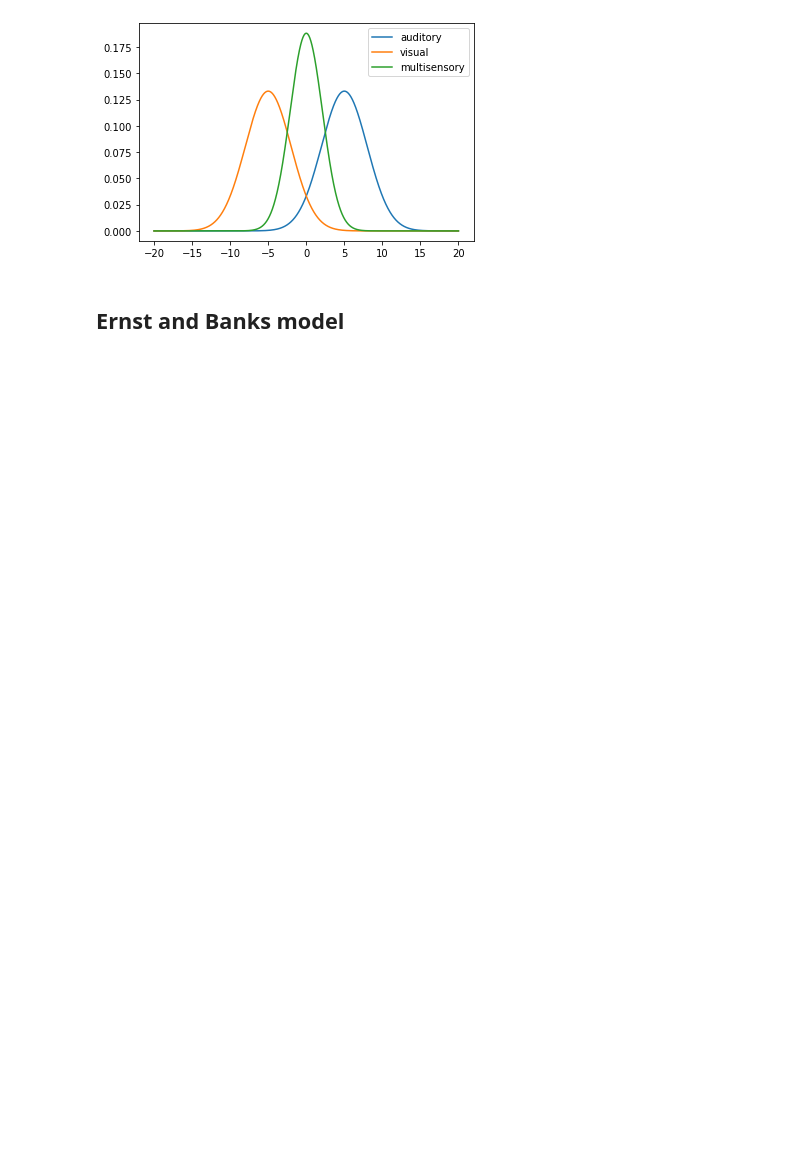
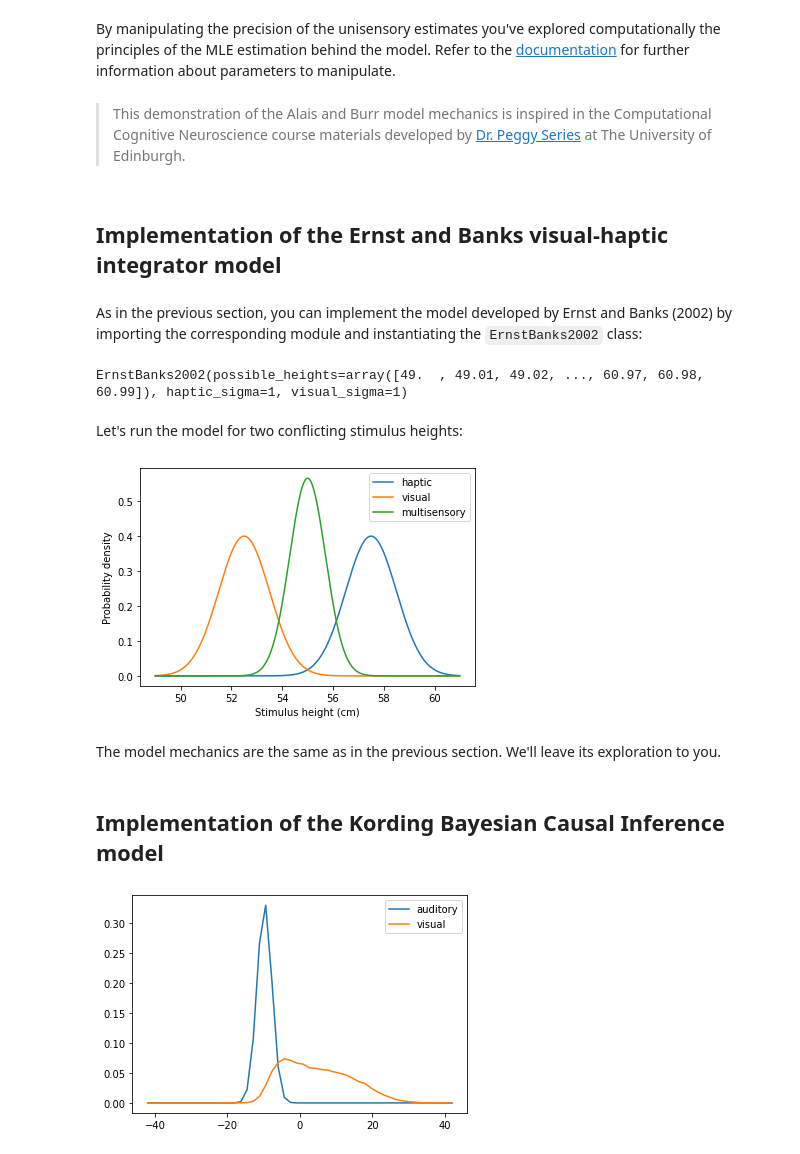
Before and after one commit to renatoparedes/scikit-neuromsi, a Jupyter notebook: docs/source/tutorial.ipynb, the cells around one changed output. Saved outputs shown, nothing was run; the diff lists cells and outputs as text; code cells hidden in the pictures; blank space fills up the shorter version.

```diff
--- a/docs/source/tutorial.ipynb
+++ b/docs/source/tutorial.ipynb
@@ -4,0 +37,3 @@
+# %%
+res = model.run(visual_location=-5, auditory_location=5)
+res
@@ -4,0 +49,7 @@
+# %%
+for k in res:
+    plt.plot(model.possible_locations, res[k], label=k)
+plt.legend()
+plt.xlabel("Stimulus location (in degrees)")
+plt.ylabel("Probability density")
+plt.show()
@@ -4,0 +60,10 @@
+# %%
+alter_model = AlaisBurr2004(visual_sigma=1, auditory_sigma=3)
+alter_res = alter_model.run(visual_location=-5, auditory_location=5)
+
+for k in res:
+    plt.plot(alter_model.possible_locations, alter_res[k], label=k)
+plt.legend()
+plt.xlabel("Stimulus location (in degrees)")
+plt.ylabel("Probability density")
+plt.show()
@@ -4,0 +76,10 @@
+# %%
+alter_model = AlaisBurr2004(visual_sigma=20, auditory_sigma=3)
+alter_res = alter_model.run(visual_location=-5, auditory_location=5)
+
+for k in res:
+    plt.plot(alter_model.possible_locations, alter_res[k], label=k)
+plt.legend()
+plt.xlabel("Stimulus location (in degrees)")
+plt.ylabel("Probability density")
+plt.show()
@@ -5,13 +88,45 @@
+# %% [markdown]
+By manipulating the precision of the unisensory estimates you've explored computationally the principles of the MLE estimation behind the model. Refer to the [documentation](https://scikit-neuromsi.readthedocs.io/en/latest/skneuromsi.html#skneuromsi-alais-burr2004-module) for further information about parameters to manipulate.
+# %% [markdown]
+> This demonstration of the Alais and Burr model mechanics is inspired in the Computational Cognitive Neuroscience course materials developed by [Dr. Peggy Series](https://homepages.inf.ed.ac.uk/pseries/index.html) at The University of Edinburgh.
+# %% [markdown]
+## Implementation of the Ernst and Banks visual-haptic integrator model
+# %% [markdown]
+As in the previous section, you can implement the model developed by Ernst and Banks (2002) by importing the corresponding module and instantiating the `ErnstBanks2002` class:
+# %%
+from skneuromsi.ernst_banks2002 import ErnstBanks2002
+
+model = ErnstBanks2002()
+model
+# %% [output]
+ErnstBanks2002(possible_heights=array([49.  , 49.01, 49.02, ..., 60.97, 60.98, 60.99]), haptic_sigma=1, visual_sigma=1)
+# %% [markdown]
+Let's run the model for two conflicting stimulus heights:
+# %%
+model = ErnstBanks2002()
+res = model.run(visual_height=52.5, haptic_height=57.5)
+
+for k in res:
+    plt.plot(model.possible_heights, res[k], label=k)
+plt.legend()
+plt.xlabel("Stimulus height (cm)")
+plt.ylabel("Probability density")
+plt.show()
+# %% [output]
+[figure, added]
+# %% [markdown]
+The model mechanics are the same as in the previous section. We'll leave its exploration to you.
+# %% [markdown]
+## Implementation of the Kording Bayesian Causal Inference model
 # %%
-from skneuromsi.alais_burr2004 import AlaisBurr2004
+from skneuromsi.kording2007 import Kording2007
 import matplotlib.pyplot as plt
 
-model = AlaisBurr2004()
-out = model.run(visual_location=-5, auditory_location=5)
+model = Kording2007()
+out = model.run(auditory_location=-10, visual_location=10)
 
-for k in out: plt.plot(model.possible_locations,out[k], label = k);
+for k in out:
+    plt.plot(model.posible_locations[0], out[k], label=k)
 plt.legend();
 # %% [output]
-[figure, old version]
+[figure, new version]
-# %% [markdown]
-## Ernst and Banks model
```
Also changed, not shown: parts of 20 cells of this notebook, 5 other files.
